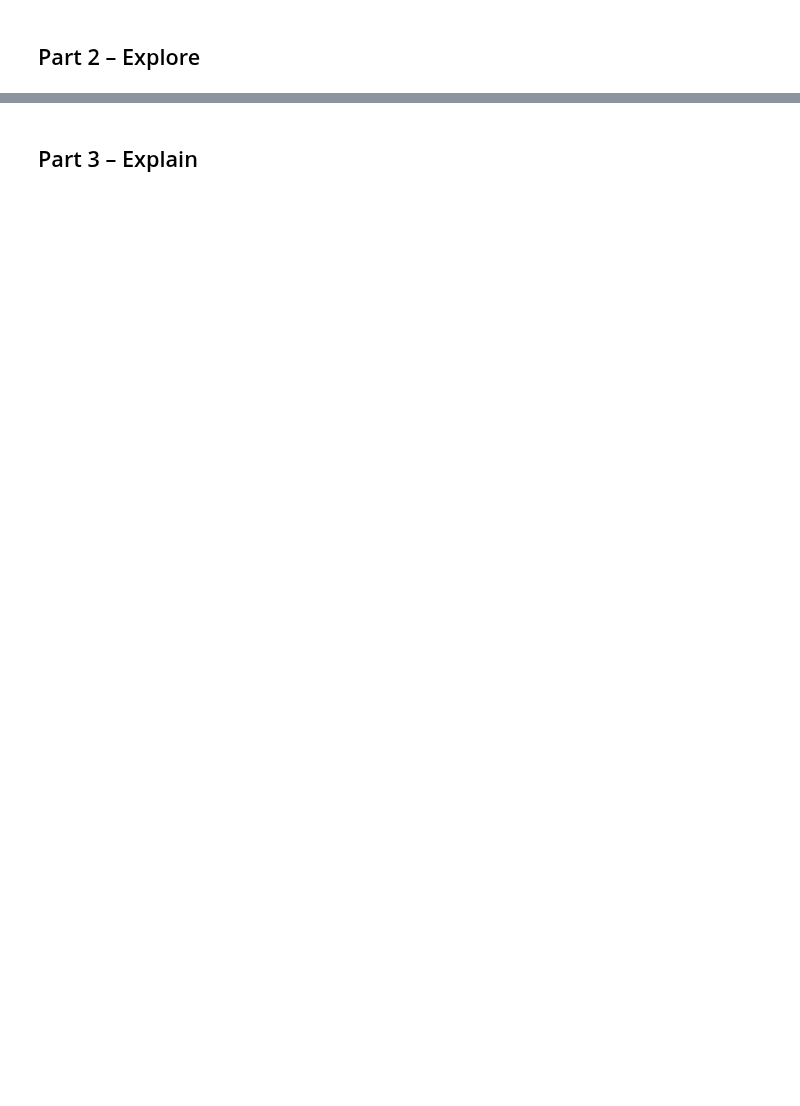
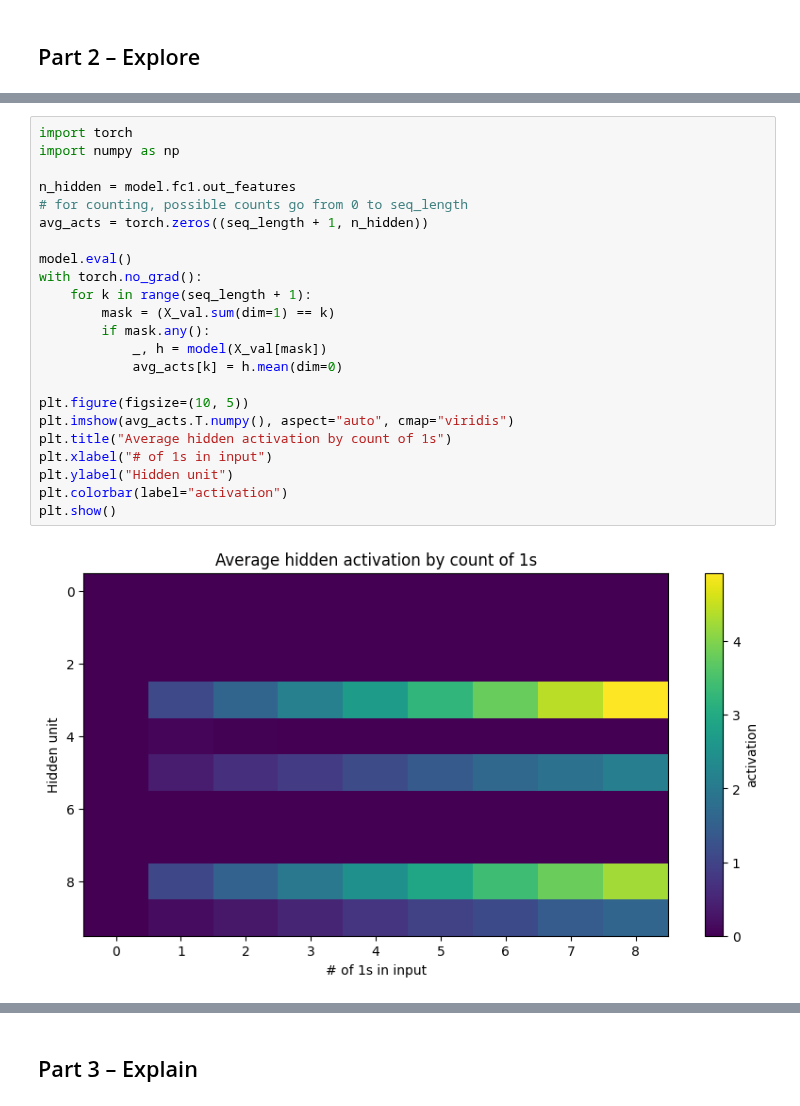
Before and after one commit to ericiortega/aipi590-xai-fall2025, a Jupyter notebook: assignments/mechanistic_interpretability/mechanistic_interpretability.ipynb, the cells around one changed output, grey strips where cells are left out. Saved outputs shown, nothing was run; the diff lists cells and outputs as text; blank space fills up the shorter version.

```diff
--- a/assignments/mechanistic_interpretability/mechanistic_interpretability.ipynb
+++ b/assignments/mechanistic_interpretability/mechanistic_interpretability.ipynb
@@ -102,0 +126,25 @@ Rounded Accuracy: 0.82
+# %%
+import torch
+import numpy as np
+
+n_hidden = model.fc1.out_features
+# for counting, possible counts go from 0 to seq_length
+avg_acts = torch.zeros((seq_length + 1, n_hidden))
+
+model.eval()
+with torch.no_grad():
+    for k in range(seq_length + 1):
+        mask = (X_val.sum(dim=1) == k)
+        if mask.any():
+            _, h = model(X_val[mask])
+            avg_acts[k] = h.mean(dim=0)
+
+plt.figure(figsize=(10, 5))
+plt.imshow(avg_acts.T.numpy(), aspect="auto", cmap="viridis")
+plt.title("Average hidden activation by count of 1s")
+plt.xlabel("# of 1s in input")
+plt.ylabel("Hidden unit")
+plt.colorbar(label="activation")
+plt.show()
+# %% [output]
+[figure, added]
```
Also changed, not shown: parts of 6 cells of this notebook.
